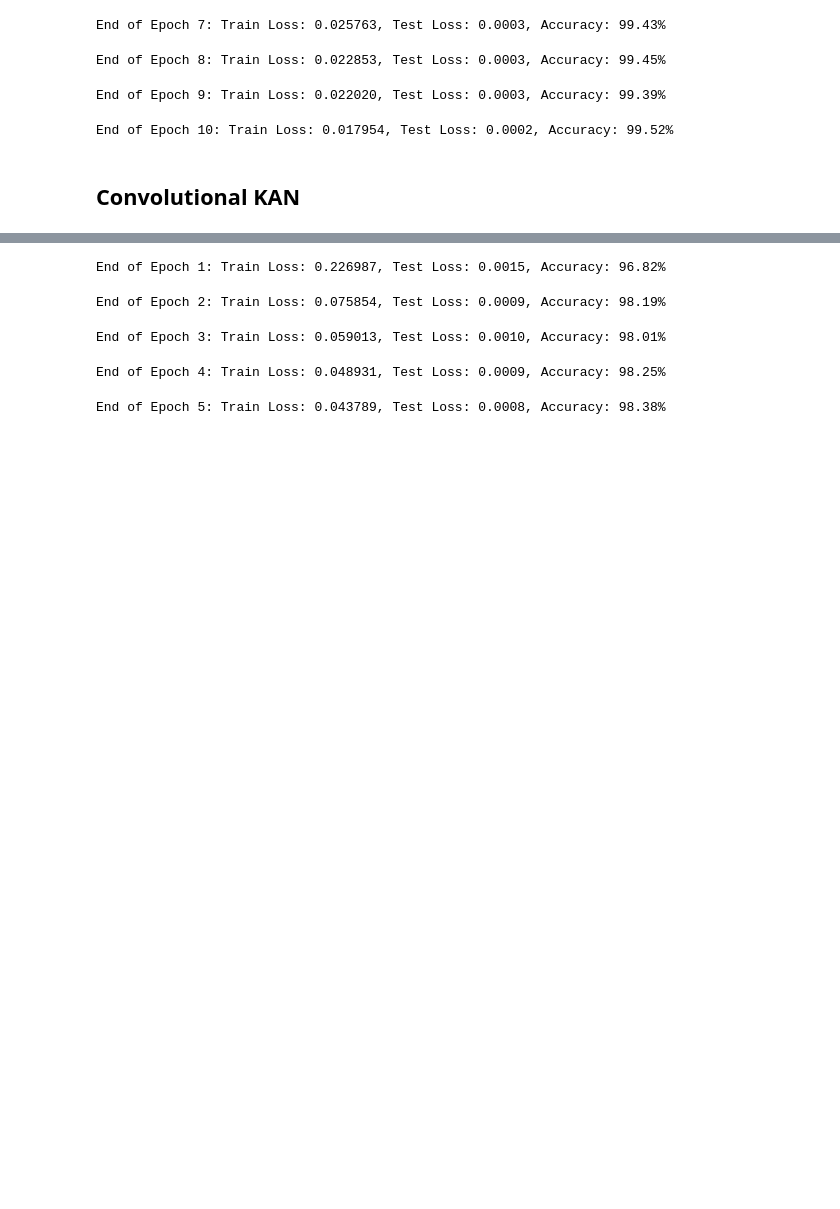
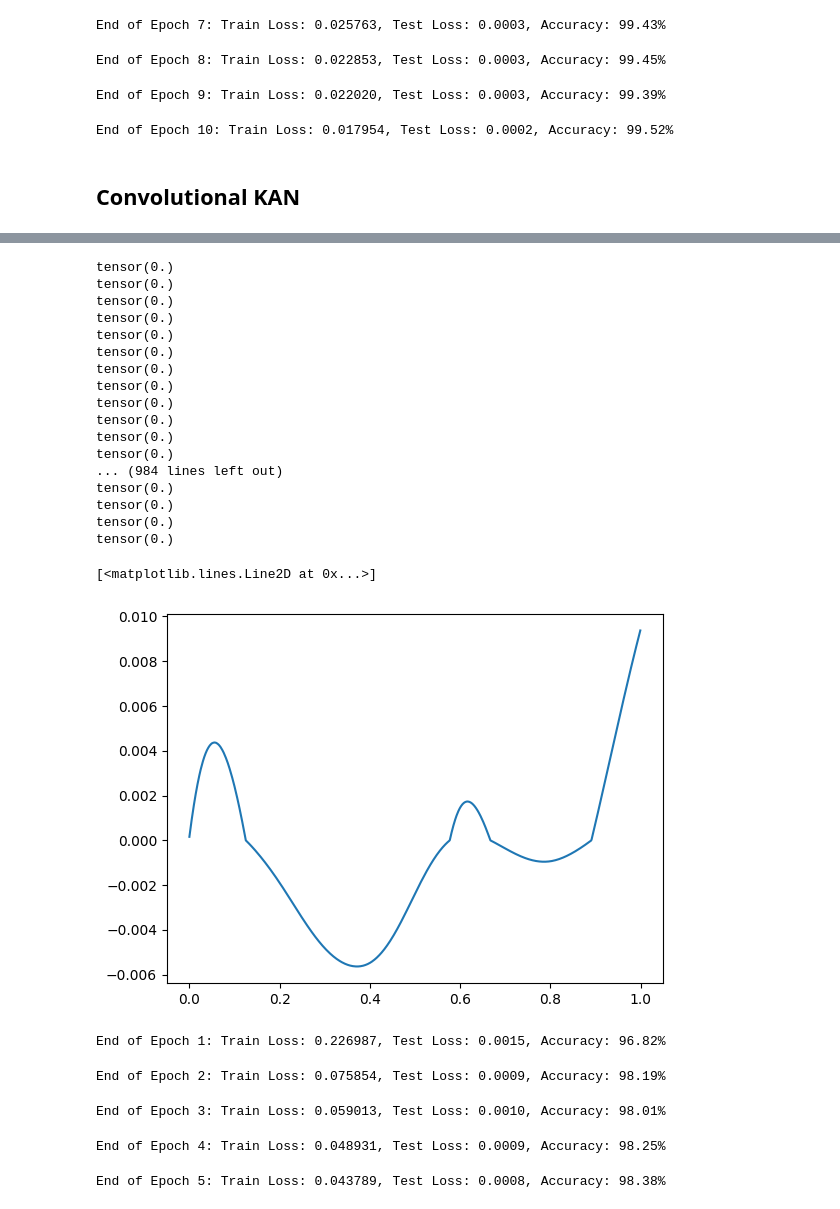
Before and after one commit to AntonioTepsich/Convolutional-KANs, a Jupyter notebook: experiment_28x28.ipynb, the cells around one changed output, grey strips where cells are left out. Drawn from its saved outputs; the diff is of its cells as text; code cells hidden in the pictures; blank space fills up the shorter version.

```diff
--- a/experiment_28x28.ipynb
+++ b/experiment_28x28.ipynb
@@ -329,3 +293,43 @@ End of Epoch 10: Train Loss: 0.015018, Test Loss: 0.0006, Accuracy: 98.69%
+# %%
+#armar imagen 28x28 de 0 y convolucionar y mover el primer pixel para ver como se comporta
+imagen = np.zeros((28,28))
+#la pasamos a tensor
+imagen = torch.tensor(imagen).float().to(device)
+#agregamos una dimension
+imagen = imagen.unsqueeze(0).unsqueeze(0)
+#la convolucionamos
+output = model_KKAN_Convolutional_Network.conv1(imagen)
+outputs= []
+for i in range(1000):
+    #sumamos 1/1000 al primer pixel y volvemos a convolucionar
+    imagen[0][0][0][7] += 1/1000
+    print(imagen[0][0][0][0])
+    output = model_KKAN_Convolutional_Network.conv1(imagen)
+    #guardamos el output el primer pixel
+    outputs.append(output[0][0][0][0].item())
+#graficamos
+x= np.arange(0,1,1/1000)
+plt.plot(x,outputs)
+# %% [output]
+tensor(0.)
+tensor(0.)
+tensor(0.)
+tensor(0.)
+tensor(0.)
+tensor(0.)
+tensor(0.)
+tensor(0.)
+tensor(0.)
+tensor(0.)
+tensor(0.)
+tensor(0.)
+... (984 lines left out)
+tensor(0.)
+tensor(0.)
+tensor(0.)
+tensor(0.)
+[<matplotlib.lines.Line2D at 0x...>]
+[figure, added]
 # %%
 model_KANC_MLP= KANC_MLP(device = device)
 model_KANC_MLP.to(device)
```
Also changed, not shown: parts of 4 cells of this notebook, 3 other files.
